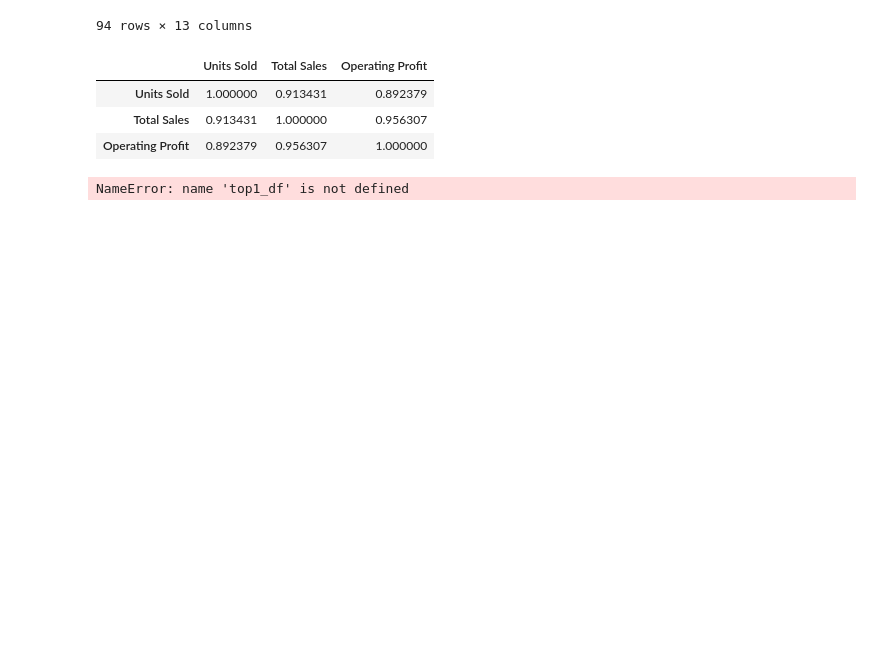
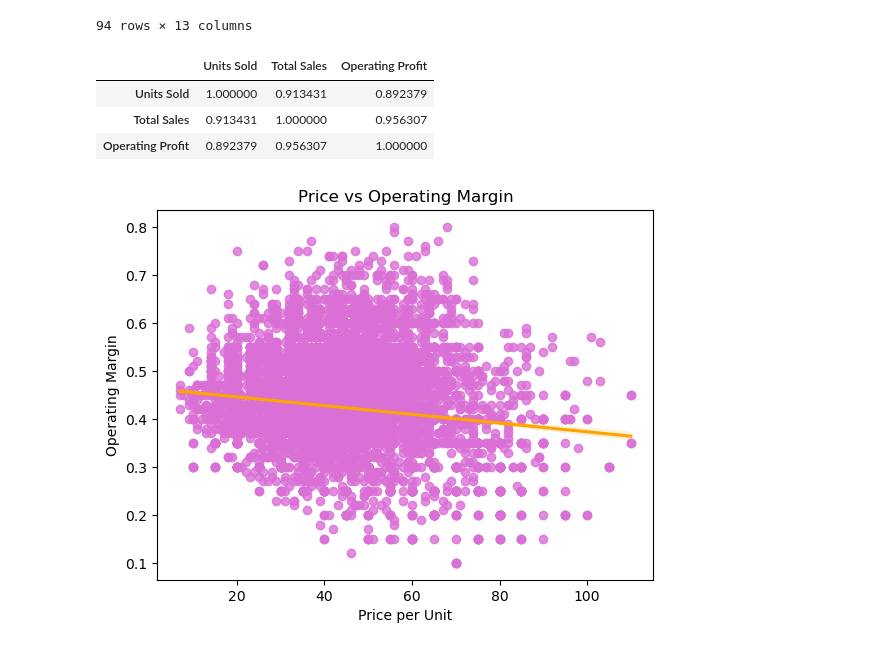
Before and after one commit to Lenmbugua/Analytics-Practice-Datasets, a Jupyter notebook: Adidas US sales Dataset.ipynb, the cells around one changed output. Saved outputs shown, nothing was run; the diff lists cells and outputs as text; code cells hidden in the pictures; blank space fills up the shorter version.

Commit message:
price vs profit margin scatterplot

```diff
--- a/Adidas US sales Dataset.ipynb
+++ b/Adidas US sales Dataset.ipynb
@@ -436,21 +436,17 @@ df[['Units Sold','Total Sales','Operating Profit']].corr()
 | Total Sales | 0.913431 | 1.000000 | 0.956307 |
 | Operating Profit | 0.892379 | 0.956307 | 1.000000 |
 # %%
-# Assuming 'Date' column is datetime
-df['Day'] = top1_df['Date'].dt.day_name()
-df['Hour'] = top1_df['Date'].dt.hour
+import seaborn as sns
+import matplotlib.pyplot as plt
 
-pivot = top1_df.pivot_table(
-    index="Day",
-    columns="Hour",
-    values="Total Sales",
-    aggfunc='count',
-    fill_value=0
+sns.regplot(
+    data=df,
+    x="Price per Unit",
+    y="Operating Margin",
+    scatter_kws={'color': 'orchid'},
+    line_kws={'color': 'orange'}
 )
-
-plt.figure(figsize=(12, 6))
-sns.heatmap(pivot, annot=True, fmt='d', cmap='coolwarm')
-plt.title("Timing of Top 1% Highest-Value Transactions")
+plt.title("Price vs Operating Margin")
 plt.show()
 # %% [output]
-NameError: name 'top1_df' is not defined
+[figure, added]
```
